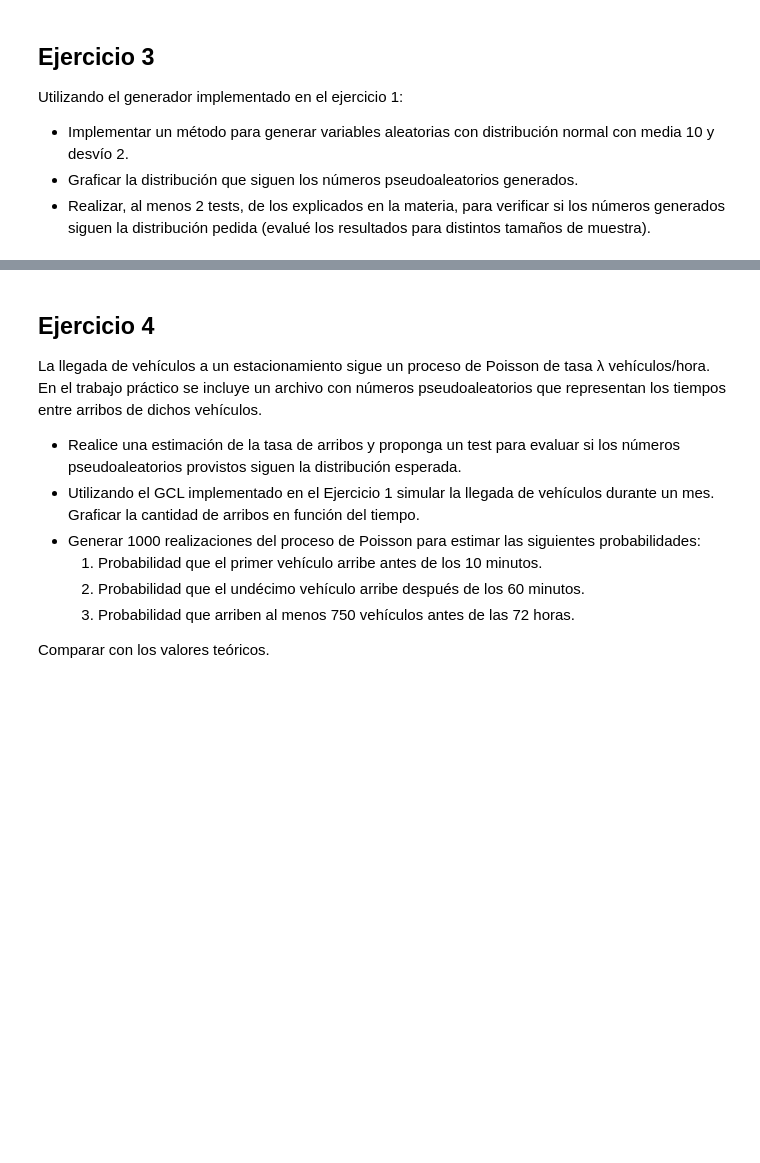
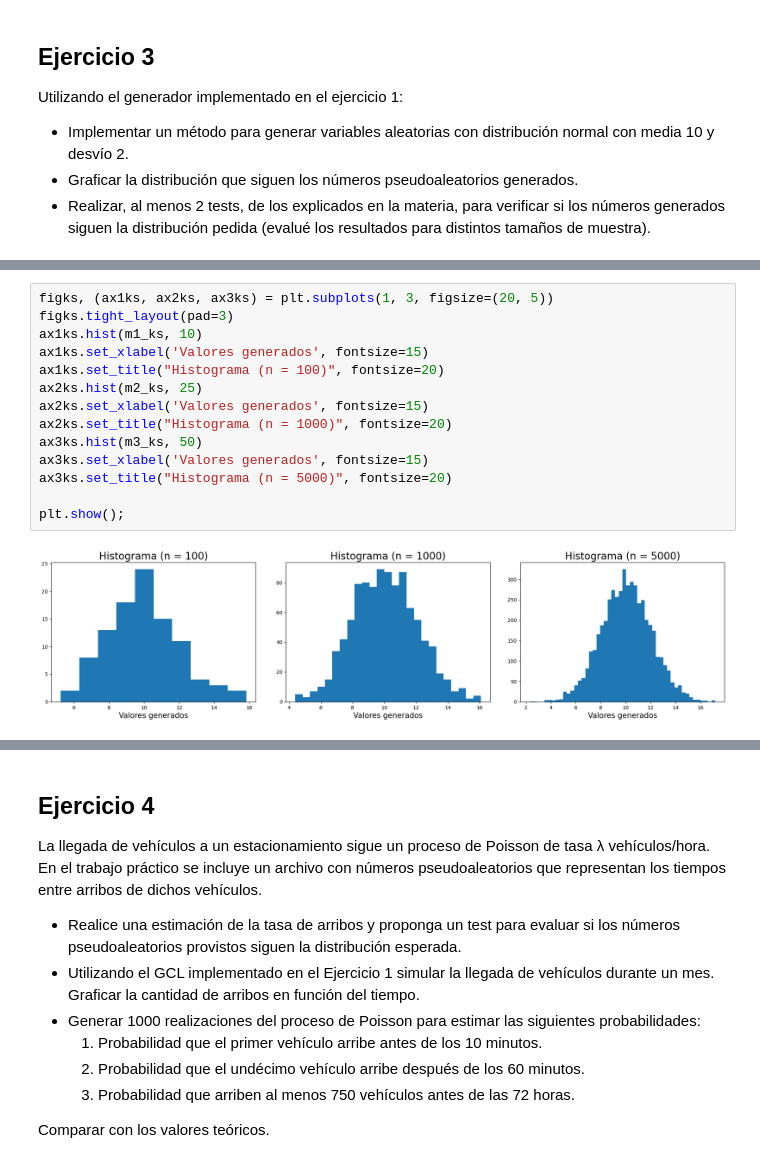
Before and after one commit to jalbarrac/simulacion_grupo2_2c_2022, a Jupyter notebook: LXM.ipynb, the cells around one changed output, grey strips where cells are left out. Cells and saved outputs as stored; diff of their text form; blank space fills up the shorter version.

```diff
--- a/LXM.ipynb
+++ b/LXM.ipynb
@@ -147,0 +276,16 @@ Utilizando el generador implementado en el ejercicio 1:
+# %%
+figks, (ax1ks, ax2ks, ax3ks) = plt.subplots(1, 3, figsize=(20, 5))
+figks.tight_layout(pad=3)
+ax1ks.hist(m1_ks, 10)
+ax1ks.set_xlabel('Valores generados', fontsize=15)
+ax1ks.set_title("Histograma (n = 100)", fontsize=20)
+ax2ks.hist(m2_ks, 25)
+ax2ks.set_xlabel('Valores generados', fontsize=15)
+ax2ks.set_title("Histograma (n = 1000)", fontsize=20)
+ax3ks.hist(m3_ks, 50)
+ax3ks.set_xlabel('Valores generados', fontsize=15)
+ax3ks.set_title("Histograma (n = 5000)", fontsize=20)
+
+plt.show();
+# %% [output]
+[figure, added]
```
Also changed, not shown: parts of 21 cells of this notebook.
